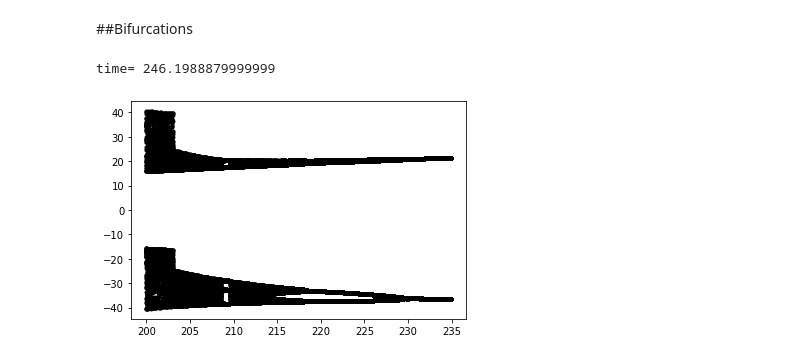
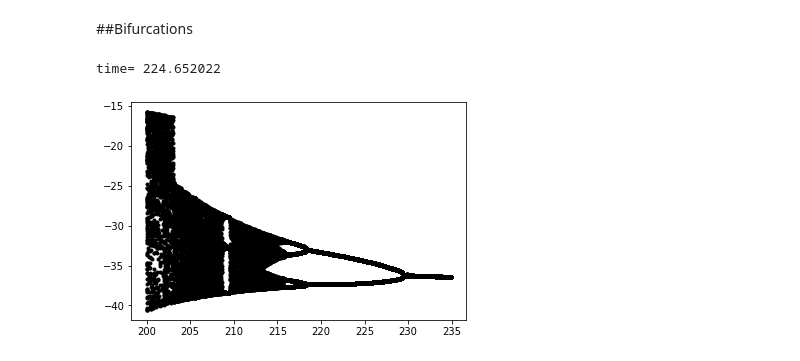
Before and after one commit to MarioBolanos/Lorenz_System, a Jupyter notebook: Lorenz_Bifurcations.ipynb, the cells around one changed output. Drawn from its saved outputs; the diff is of its cells as text; code cells hidden in the pictures.

```diff
--- a/Lorenz_Bifurcations.ipynb
+++ b/Lorenz_Bifurcations.ipynb
@@ -45,33 +45,33 @@ def lorenz (t,y,sigma,rho,beta):
 def event_lorenz (t,y,sigma,rho,beta):
   return y[0]+y[1]
 # event_lorenz.terminal=True
-event_lorenz.direction=0
+event_lorenz.direction=-1
 
 a,b=0,50
 t= np.linspace(a,b,10000)
 y0=[0.1,0.1,0.1]
 tic=time.clock()
 for r in np.arange(200,235,0.1):
   sol=solve_ivp(lorenz,[a,b],y0,args=(10,r,8/3),t_eval=t,events=event_lorenz,rtol=1e-4,atol=1e-7)
   k=sol.y_events[0]
   #print(sol.y[:,-1])
   #print(len(sol.t_events[0]))
   for i in range(len(sol.t_events[0])):
     if sol.t_events[0][i]>20:
       plt.plot(r,sol.y_events[0][i,1],".",color="black")
   y0=sol.y[:,-1]
 toc=time.clock()
 print("time=",toc-tic)
 #print(sol.y_events[0])
 # ax = plt.axes(projection='3d')
 # ax.plot3D(sol.y[0], sol.y[1], sol.y[2])
 # ax.scatter3D(k[-3:-1,0],k[-3:-1,1],k[-3:-1,2],"o",color="black")
 # plt.show()
 
 
 # plt.xlabel('$\rho$')
 # plt.ylabel('$x(t)$')
 # plt.grid();
 # %% [output]
-time= 246.1988879999999
+time= 224.652022
-[figure, old version]
+[figure, new version]
```
